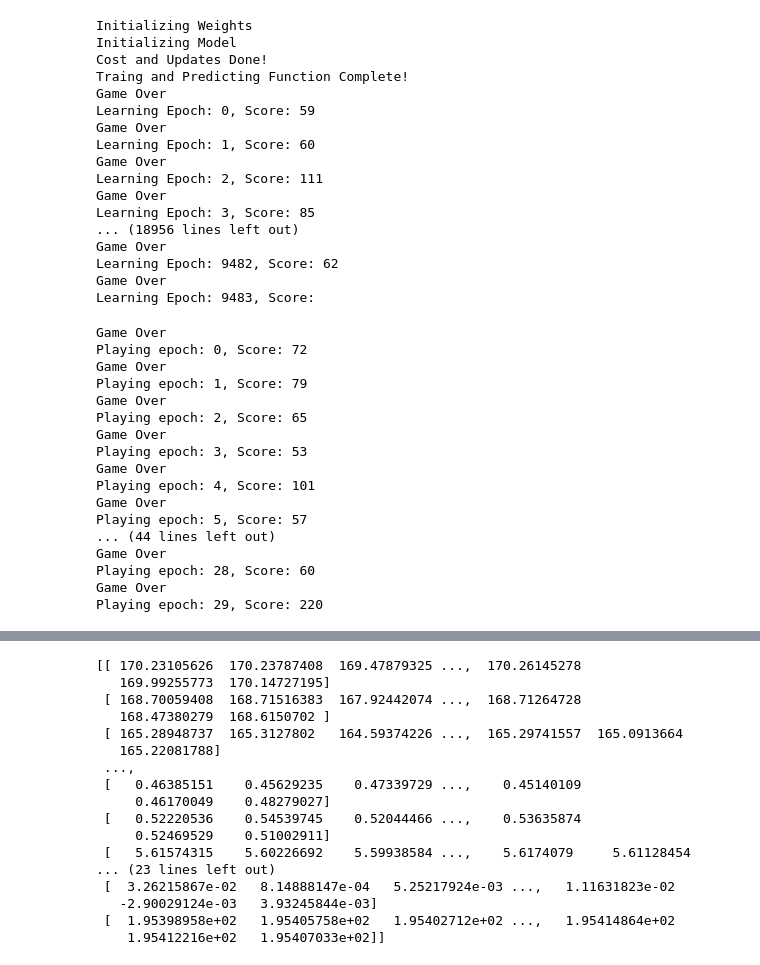
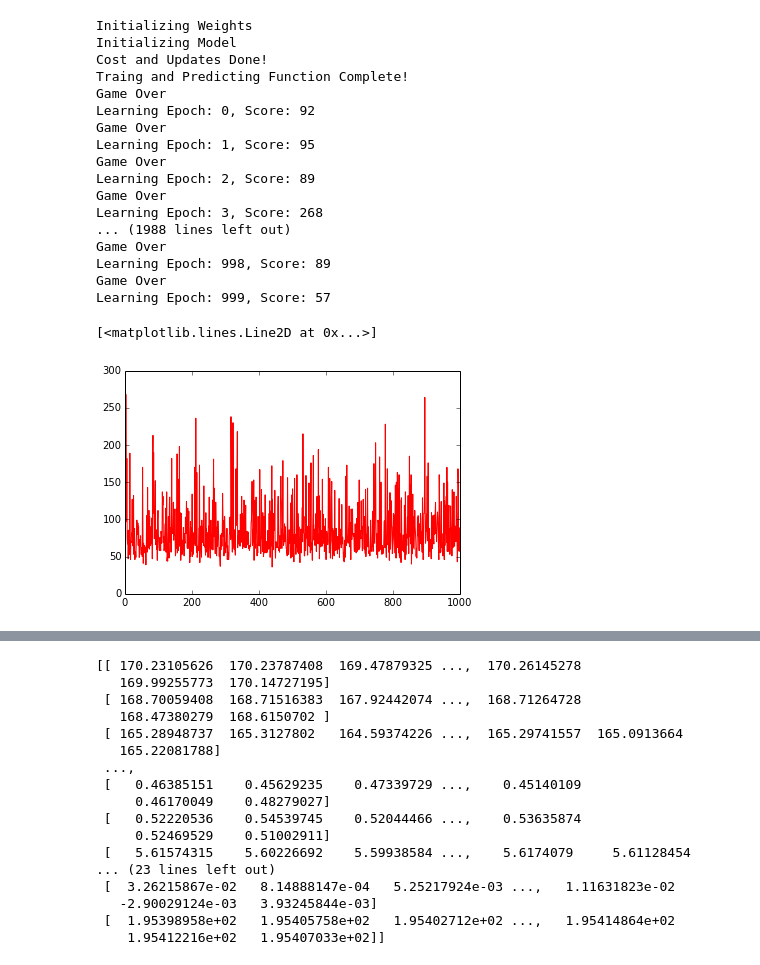
Before and after one commit to tewei/2015spring, a Jupyter notebook: Deep Q Learning.ipynb, the cells around one changed output, grey strips where cells are left out. Cells and saved outputs as stored; diff of their text form; code cells hidden in the pictures.

Commit message:
add graph

```diff
--- a/Deep Q Learning.ipynb
+++ b/Deep Q Learning.ipynb
@@ -270,6 +270,7 @@ class DeepQ(object):
         self.exp = []
 
     def learn(self, n_epoch, exp_len, time_len, eps, gamma):
+        train_score = []
         for e in xrange(n_epoch):
 
             #Start epoch
@@ -336,11 +337,13 @@ class DeepQ(object):
 
                 if(terminal == True):
                     break
-
+            train_score.append(score)
             print "Learning Epoch: %d, Score: %d" % (e, score)
 
+        return train_score
+
     def play(self, epoch):
-
+        final_score = []
         for e in xrange(epoch):
             score, state, valid_tile, terminal = self.game.start_game()
             while(True):
@@ -359,45 +362,36 @@ class DeepQ(object):
                 if(terminal == True):
                     break
 
+            final_score.append(score)
             print "Playing epoch: %d, Score: %d" % (e, score)
+
+        return final_score
 # %%
+import matplotlib.pyplot as plt
+%matplotlib inline
+
 Learner = DeepQ(119, 128, 128, 300, 0.001, 0, 0)
-Learner.learn(10000, 100, 3000, 0.2, 0.9)
+graph_y = Learner.learn(1000, 100, 3000, 0.1, 0.99)
+graph_x = [i for i in range(1000)]
+
+plt.plot(graph_x, graph_y, 'r-')
 # %% [output]
 Initializing Weights
 Initializing Model
 Cost and Updates Done!
 Traing and Predicting Function Complete!
 Game Over
-Learning Epoch: 0, Score: 59
+Learning Epoch: 0, Score: 92
 Game Over
-Learning Epoch: 1, Score: 60
+Learning Epoch: 1, Score: 95
 Game Over
-Learning Epoch: 2, Score: 111
+Learning Epoch: 2, Score: 89
 Game Over
-Learning Epoch: 3, Score: 85
-... (18956 lines left out)
+Learning Epoch: 3, Score: 268
+... (1988 lines left out)
 Game Over
-Learning Epoch: 9482, Score: 62
+Learning Epoch: 998, Score: 89
 Game Over
-Learning Epoch: 9483, Score:
+Learning Epoch: 999, Score: 57
+[<matplotlib.lines.Line2D at 0x...>]
+[figure, added]
-# %%
-Learner.play(30)
-# %% [output]
-Game Over
-Playing epoch: 0, Score: 72
-Game Over
-Playing epoch: 1, Score: 79
-Game Over
-Playing epoch: 2, Score: 65
-Game Over
-Playing epoch: 3, Score: 53
-Game Over
-Playing epoch: 4, Score: 101
-Game Over
-Playing epoch: 5, Score: 57
-... (44 lines left out)
-Game Over
-Playing epoch: 28, Score: 60
-Game Over
-Playing epoch: 29, Score: 220
```
Also changed, not shown: parts of 1 cell of this notebook.
